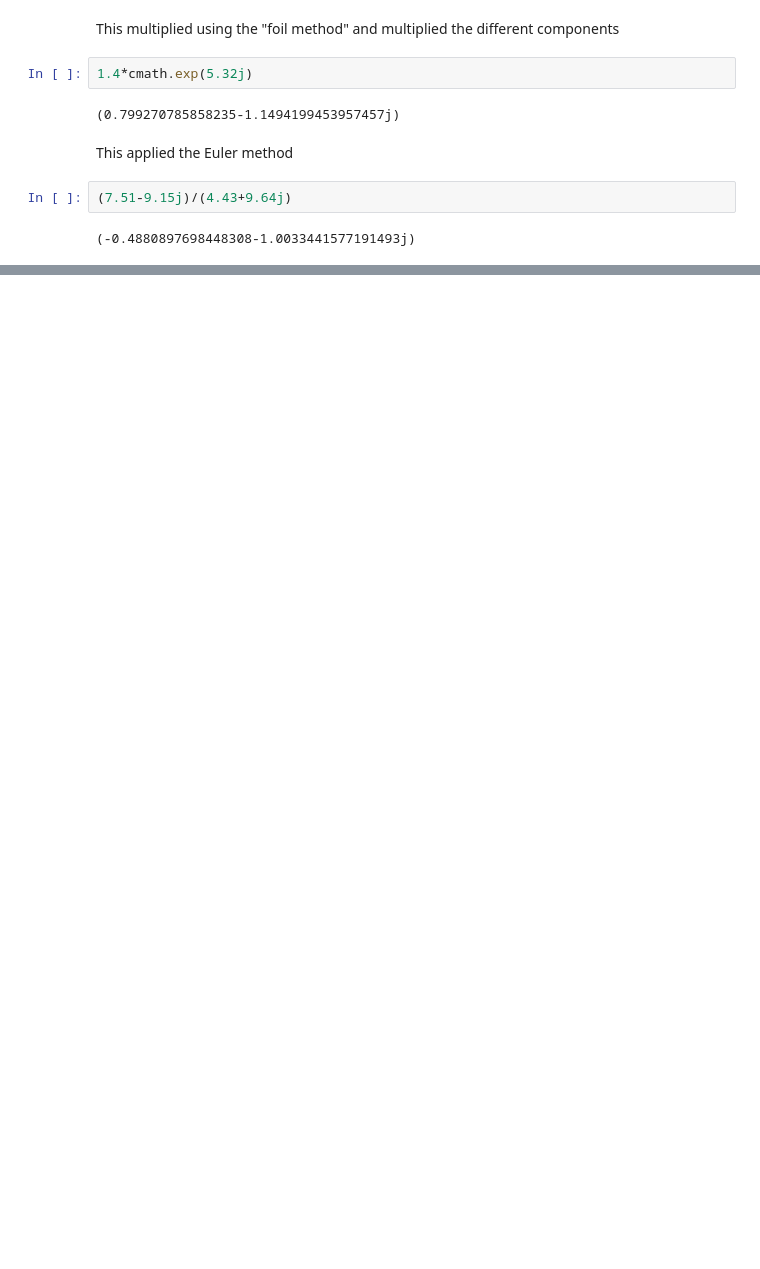
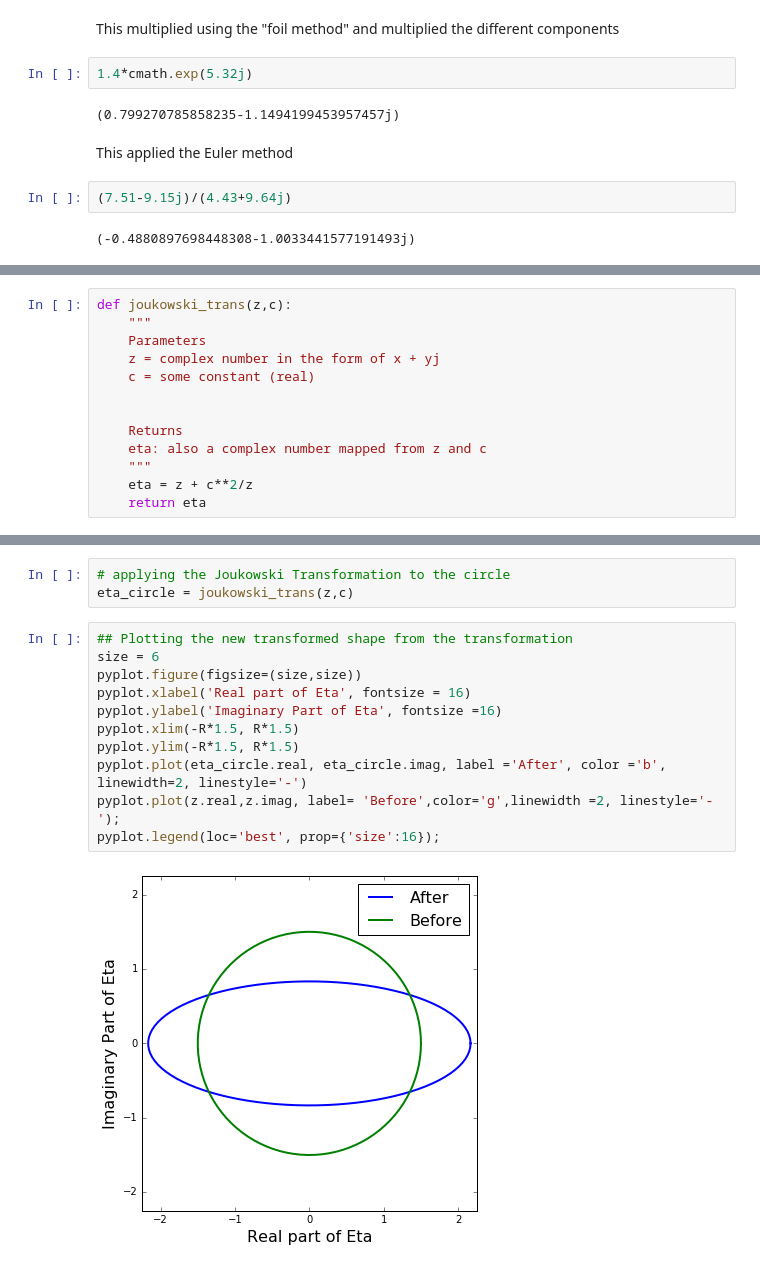
Before and after one commit to jennakosborn/mae6226, a Jupyter notebook: Assignment02.ipynb, the cells around one changed output, grey strips where cells are left out. Saved outputs shown, nothing was run; the diff lists cells and outputs as text; blank space fills up the shorter version.

```diff
--- a/Assignment02.ipynb
+++ b/Assignment02.ipynb
@@ -53,0 +61,13 @@ This applied the Euler method
+# %%
+def joukowski_trans(z,c):
+    """
+    Parameters
+    z = complex number in the form of x + yj
+    c = some constant (real)
+
+
+    Returns
+    eta: also a complex number mapped from z and c
+    """
+    eta = z + c**2/z
+    return eta
@@ -53,0 +91,16 @@ This applied the Euler method
+# %%
+# applying the Joukowski Transformation to the circle
+eta_circle = joukowski_trans(z,c)
+# %%
+## Plotting the new transformed shape from the transformation
+size = 6
+pyplot.figure(figsize=(size,size))
+pyplot.xlabel('Real part of Eta', fontsize = 16)
+pyplot.ylabel('Imaginary Part of Eta', fontsize =16)
+pyplot.xlim(-R*1.5, R*1.5)
+pyplot.ylim(-R*1.5, R*1.5)
+pyplot.plot(eta_circle.real, eta_circle.imag, label ='After', color ='b', linewidth=2, linestyle='-')
+pyplot.plot(z.real,z.imag, label= 'Before',color='g',linewidth =2, linestyle='-');
+pyplot.legend(loc='best', prop={'size':16});
+# %% [output]
+[figure, added]
```
Also changed, not shown: parts of 9 cells of this notebook.
